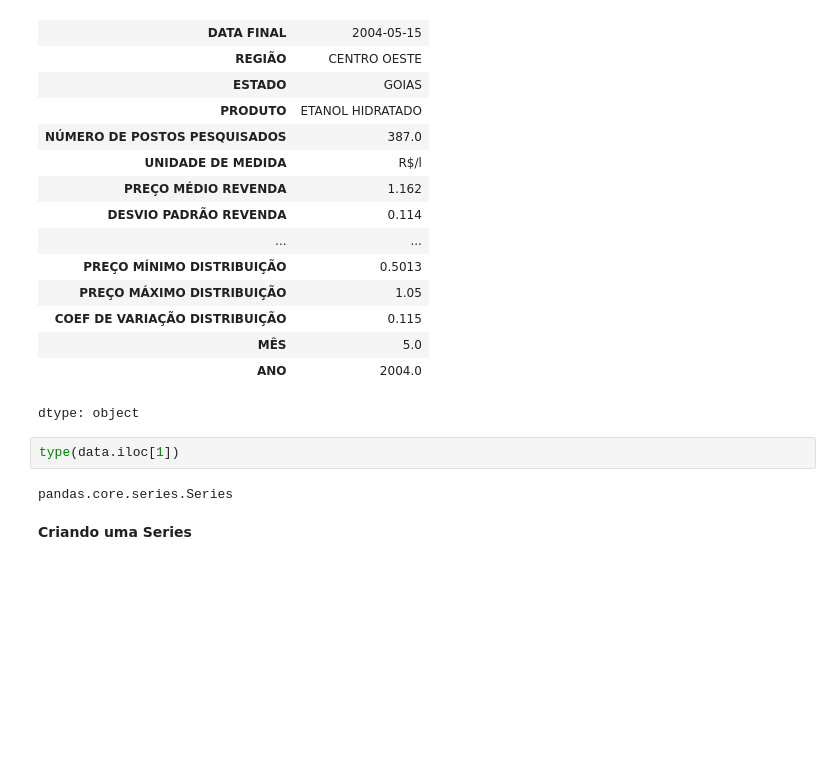
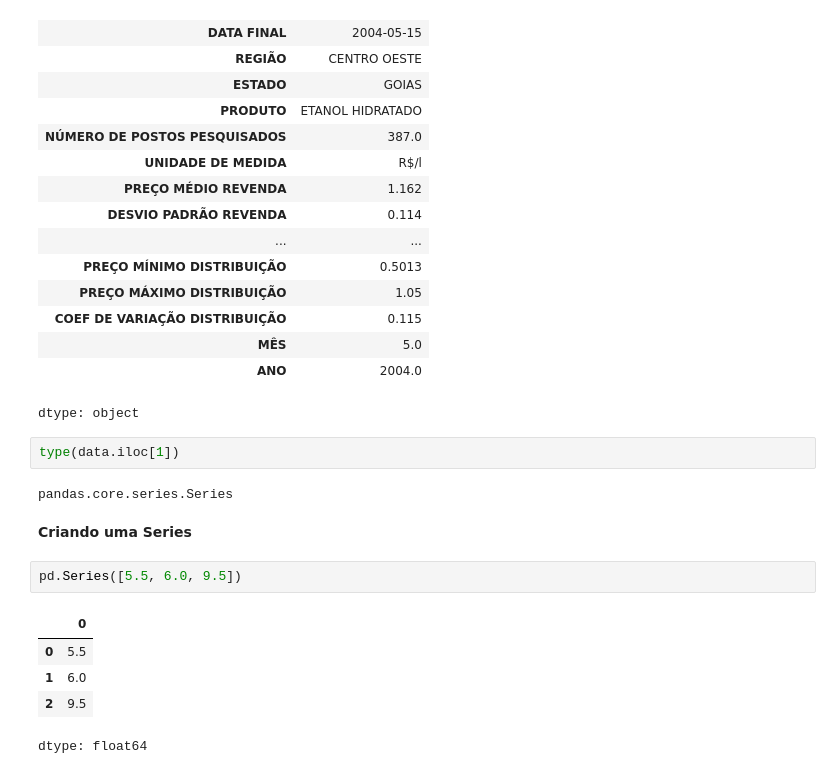
Before and after one commit to Guilherme0202PM/TreinamentoDados, a Jupyter notebook: Semana04/Section02/Pandas.ipynb, the cells around one changed output. Saved outputs shown, nothing was run; the diff lists cells and outputs as text; blank space fills up the shorter version.

Commit message:
Pandas - Criando Series

```diff
--- a/Semana04/Section02/Pandas.ipynb
+++ b/Semana04/Section02/Pandas.ipynb
@@ -243,3 +243,11 @@ type(data.iloc[1])
 pandas.core.series.Series
 # %% [markdown]
 **Criando uma Series**
+# %%
+pd.Series([5.5, 6.0, 9.5])
+# %% [output]
+|  | 0 |
+| 0 | 5.5 |
+| 1 | 6.0 |
+| 2 | 9.5 |
+dtype: float64
```
Also changed, not shown: parts of 1 cell of this notebook.
